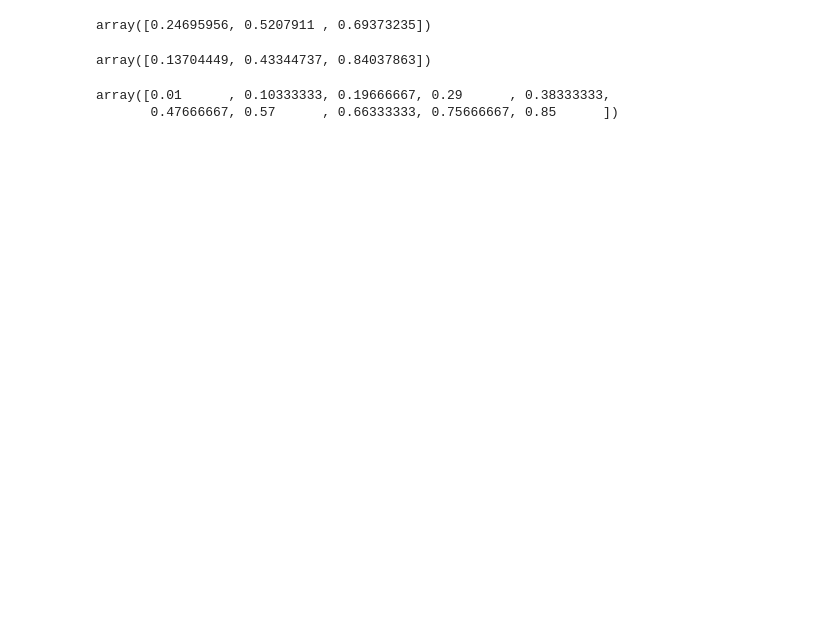
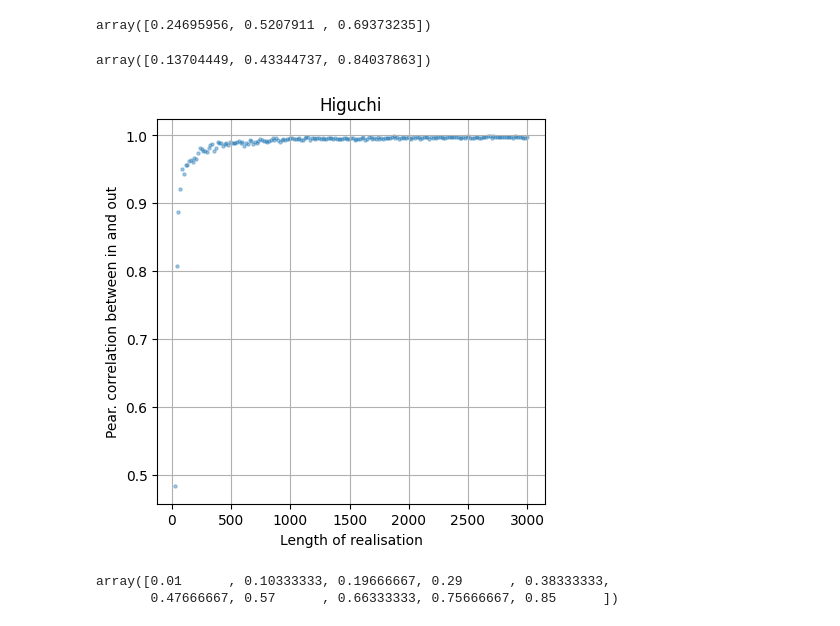
Before and after one commit to DamaKubu/Fizikos-bakalauras, a Jupyter notebook: HurstSelfConsistency.ipynb, the cells around one changed output. Saved outputs shown, nothing was run; the diff lists cells and outputs as text; code cells hidden in the pictures; blank space fills up the shorter version.

```diff
--- a/HurstSelfConsistency.ipynb
+++ b/HurstSelfConsistency.ipynb
@@ -460,27 +426,43 @@ OutUsing = {'MSA':myMSA, 'MFDFA':myMFDFA, 'Higuchi': myhiguchi, 'R/C': myRC}
 generation_methods = ['hosking', 'cholesky','daviesharte']
 
 
-out = 'MSA'
+#out = 'Higuchi'
 generation_method='hosking'
 
 
-fig, ax = plt.subplots(1,figsize=(6,6))
+fig, ax = plt.subplots(1,4,figsize=(20,6),sharey = True)
+
+
+for i, out in enumerate(OutUsing):
+
 #fig.suptitle(f'FBM realisations have {N} points', y = 0.95)
 
-NN = np.linspace(10, 2000, 20, dtype = np.int64)
-Pearson_Correlations = []
-for n in NN:
-    h_out = OutUsing[out](generation_method, N = int(n), hh_set=hh_set)
-    Pearson_Correlations.append(np.corrcoef(hh_set, h_out)[0][1])
+    NN = np.linspace(10, 3000, 200, dtype = np.int64)
+    Pearson_Correlations = []
+    for n in NN:
+        h_out = OutUsing[out](generation_method, N = int(n), hh_set=hh_set)
+        Pearson_Correlations.append(np.corrcoef(hh_set, h_out)[0][1])
 
-ax.scatter(NN, Pearson_Correlations)
+
+    ax[i].set_title(f'{out}')
+    ax[i].scatter(NN, Pearson_Correlations, s=7, alpha = 0.57)
+    ax[i].set_xlabel(f'Length of realisation')
+    ax[i].set_ylabel(f'Pear. correlation between in and out')
+    plt.grid()
+
+    fig.savefig('Pearson.png', format='png', dpi=800)
 # %%
-fig, ax = plt.subplots(1,figsize=(6,6))
-ax.set_title('In Hosking, out MSA')
-ax.scatter(NN, Pearson_Correlations)
+
+fig, ax = plt.subplots(1,figsize=(5,5))
+
+ax.set_title('Higuchi')
+ax.scatter(NN, Pearson_Correlations, s=5, alpha = 0.37)
 ax.set_xlabel(f'Length of realisation')
-ax.set_ylabel(f'Pearson correlation between in and out')
-fig.savefig('Pearson.svg', format='svg', dpi=1200)
+ax.set_ylabel(f'Pear. correlation between in and out')
+plt.grid()
+fig.savefig('Pearson.png', format='png', dpi=800)
+# %% [output]
+[figure, added]
 # %%
 hh_set
 # %% [output]
```
Also changed, not shown: parts of 15 cells of this notebook.
